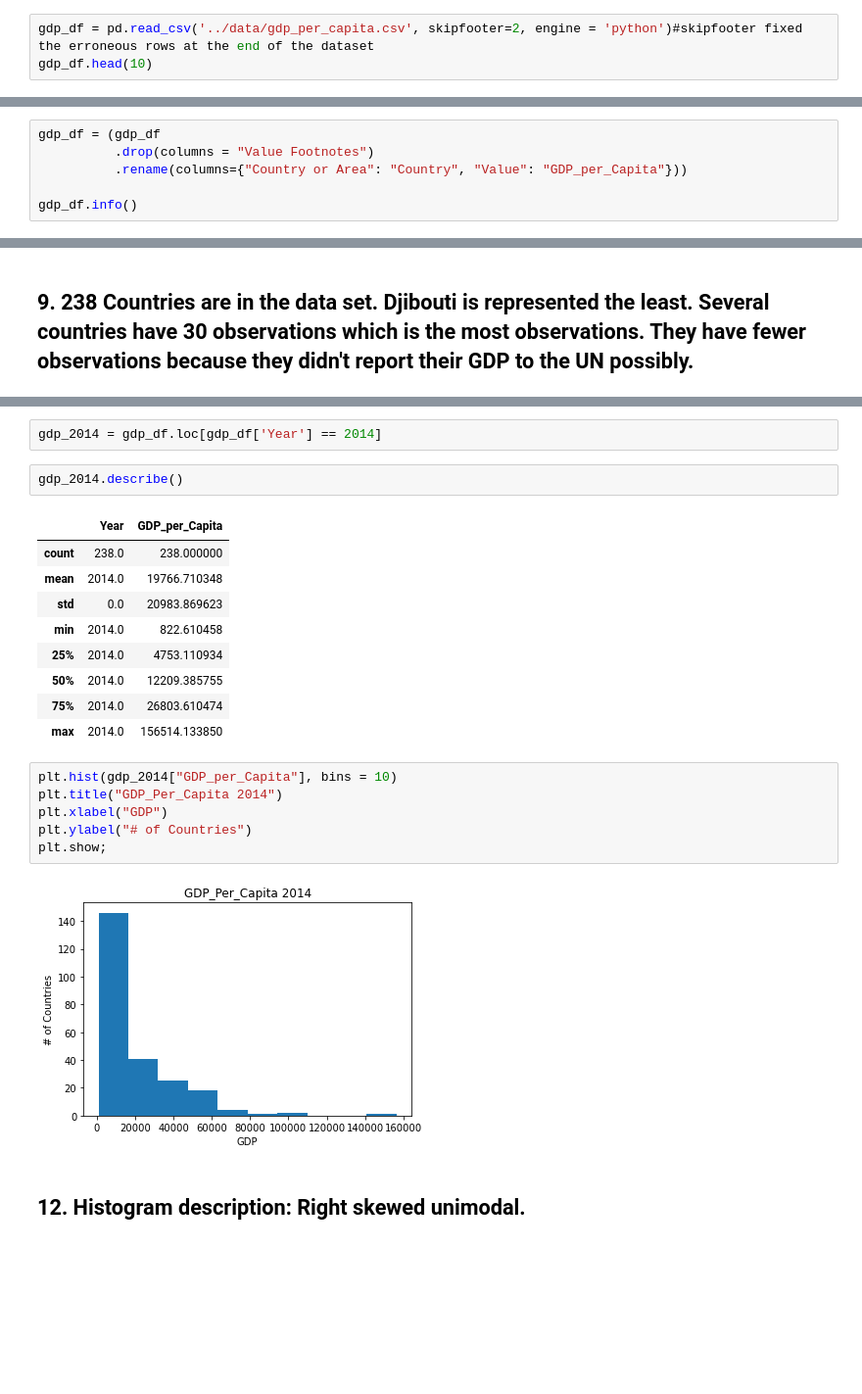
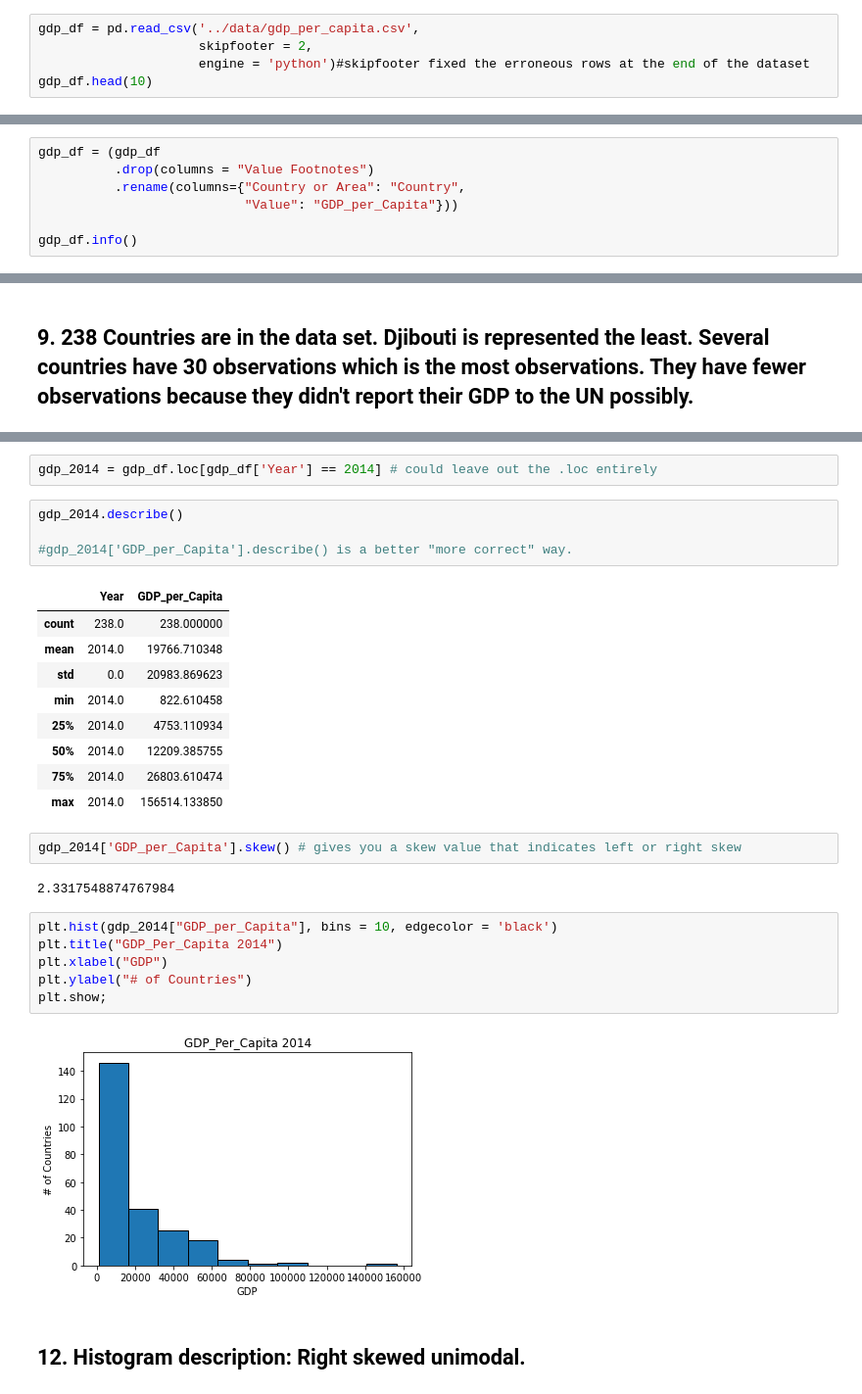
Before and after one commit to nss-data-science-cohort-5/un_exploration-JAGVU09, a Jupyter notebook: notebooks/UN_Data_Exploration.ipynb, the cells around one changed output, grey strips where cells are left out. Shown at 98% size. Saved outputs shown, nothing was run; the diff lists cells and outputs as text; blank space fills up the shorter version.

```diff
--- a/notebooks/UN_Data_Exploration.ipynb
+++ b/notebooks/UN_Data_Exploration.ipynb
@@ -5,7 +5,9 @@ import matplotlib.pyplot as plt
 import seaborn as sns
 %matplotlib inline
 # %%
-gdp_df = pd.read_csv('../data/gdp_per_capita.csv', skipfooter=2, engine = 'python')#skipfooter fixed the erroneous rows at the end of the dataset
+gdp_df = pd.read_csv('../data/gdp_per_capita.csv',
+                     skipfooter = 2,
+                     engine = 'python')#skipfooter fixed the erroneous rows at the end of the dataset
 gdp_df.head(10)
 # %% [output]
 |  | Country or Area | Year | Value | Value Footnotes |
@@ -33,7 +35,8 @@ gdp_df[-5:]
 # %%
 gdp_df = (gdp_df
           .drop(columns = "Value Footnotes")
-          .rename(columns={"Country or Area": "Country", "Value": "GDP_per_Capita"}))
+          .rename(columns={"Country or Area": "Country",
+                           "Value": "GDP_per_Capita"}))
 
 gdp_df.info()
 # %% [output]
@@ -119,8 +150,10 @@ Djibouti                      7
 Name: Country, Length: 238, dtype: int64
 # %%
-gdp_2014 = gdp_df.loc[gdp_df['Year'] == 2014]
+gdp_2014 = gdp_df.loc[gdp_df['Year'] == 2014] # could leave out the .loc entirely
 # %%
 gdp_2014.describe()
+
+#gdp_2014['GDP_per_Capita'].describe() is a better "more correct" way.
 # %% [output]
 |  | Year | GDP_per_Capita |
 | count | 238.0 | 238.000000 |
@@ -131,14 +164,18 @@ gdp_2014.describe()
 | 50% | 2014.0 | 12209.385755 |
 | 75% | 2014.0 | 26803.610474 |
 | max | 2014.0 | 156514.133850 |
+# %%
+gdp_2014['GDP_per_Capita'].skew() # gives you a skew value that indicates left or right skew
+# %% [output]
+2.3317548874767984
 # %%
-plt.hist(gdp_2014["GDP_per_Capita"], bins = 10)
+plt.hist(gdp_2014["GDP_per_Capita"], bins = 10, edgecolor = 'black')
 plt.title("GDP_Per_Capita 2014")
 plt.xlabel("GDP")
 plt.ylabel("# of Countries")
 plt.show;
 # %% [output]
-[figure, old version]
+[figure, new version]
 # %% [markdown]
 ## 12. Histogram description: Right skewed unimodal.
 # %%
```
Also changed, not shown: parts of 17 cells of this notebook.
